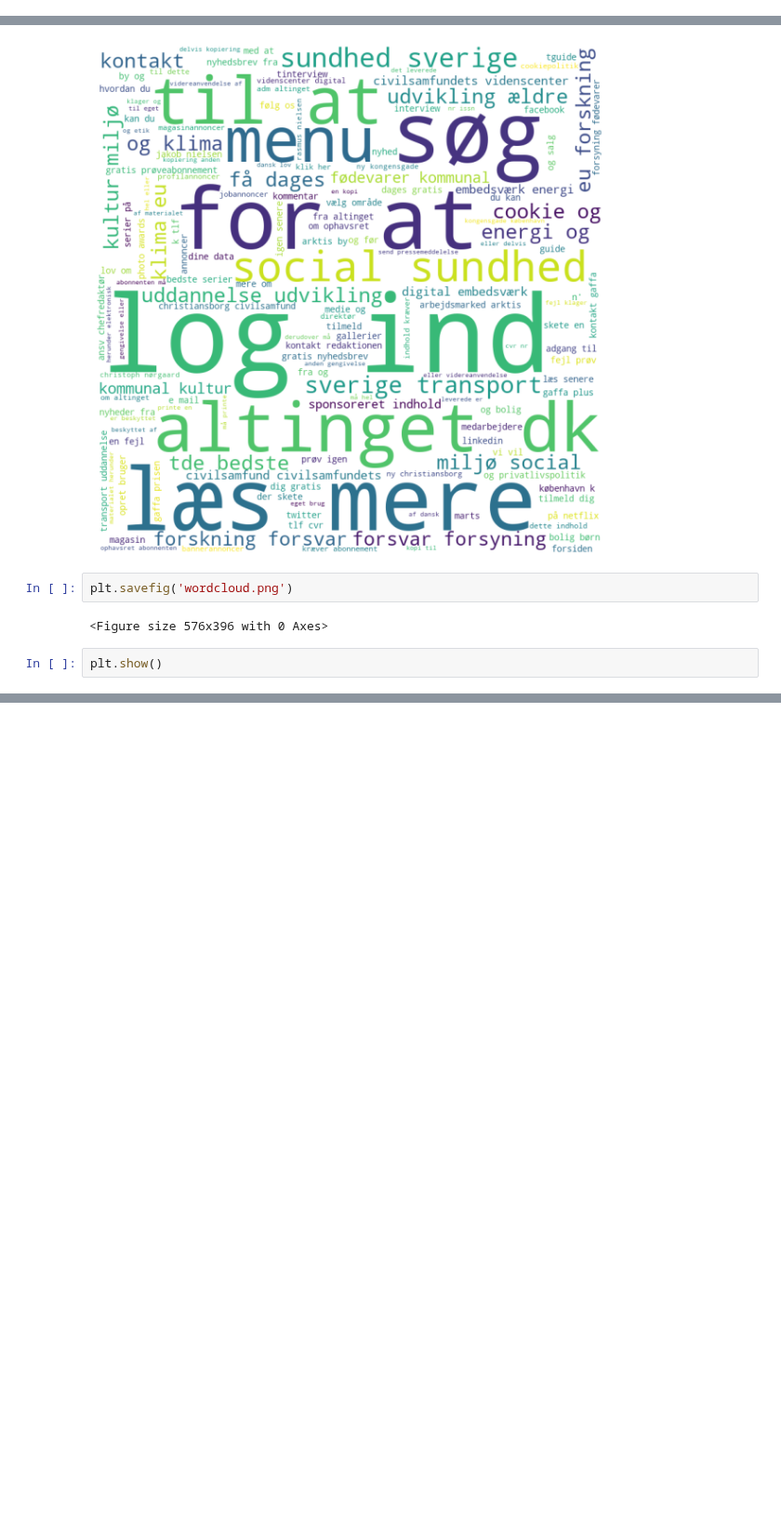
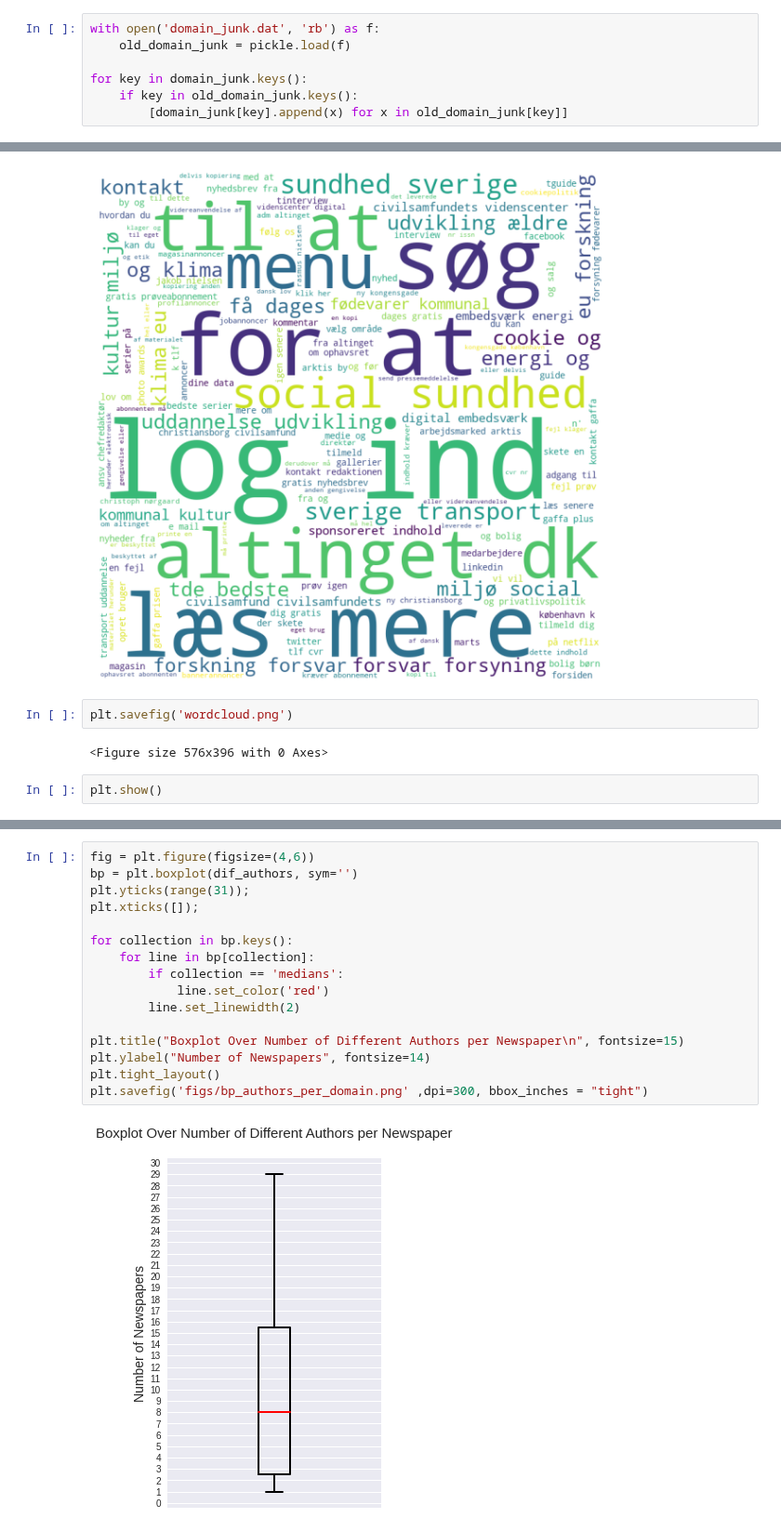
Before and after one commit to kroglkt/articlencoding, a Jupyter notebook: Data_Formatting.ipynb, the cells around one changed output, grey strips where cells are left out. Shown at 93% size. Cells and saved outputs as stored; diff of their text form; blank space fills up the shorter version.

```diff
--- a/Data_Formatting.ipynb
+++ b/Data_Formatting.ipynb
@@ -511,3 +683,10 @@ for domain in tqdm(data.Domain.unique()):
+# %%
+with open('domain_junk.dat', 'rb') as f:
+    old_domain_junk = pickle.load(f)
+
+for key in domain_junk.keys():
+    if key in old_domain_junk.keys():
+        [domain_junk[key].append(x) for x in old_domain_junk[key]]
 # %%
 #data = data.reset_index()
 placeholder_author = '{FORFATTER}'
@@ -966,0 +1217,18 @@ plt.show()
+# %%
+fig = plt.figure(figsize=(4,6))
+bp = plt.boxplot(dif_authors, sym='')
+plt.yticks(range(31));
+plt.xticks([]);
+
+for collection in bp.keys():
+    for line in bp[collection]:
+        if collection == 'medians':
+            line.set_color('red')
+        line.set_linewidth(2)
+
+plt.title("Boxplot Over Number of Different Authors per Newspaper\n", fontsize=15)
+plt.ylabel("Number of Newspapers", fontsize=14)
+plt.tight_layout()
+plt.savefig('figs/bp_authors_per_domain.png' ,dpi=300, bbox_inches = "tight")
+# %% [output]
+[figure, added]
```
Also changed, not shown: parts of 38 cells of this notebook, 18 other files.
